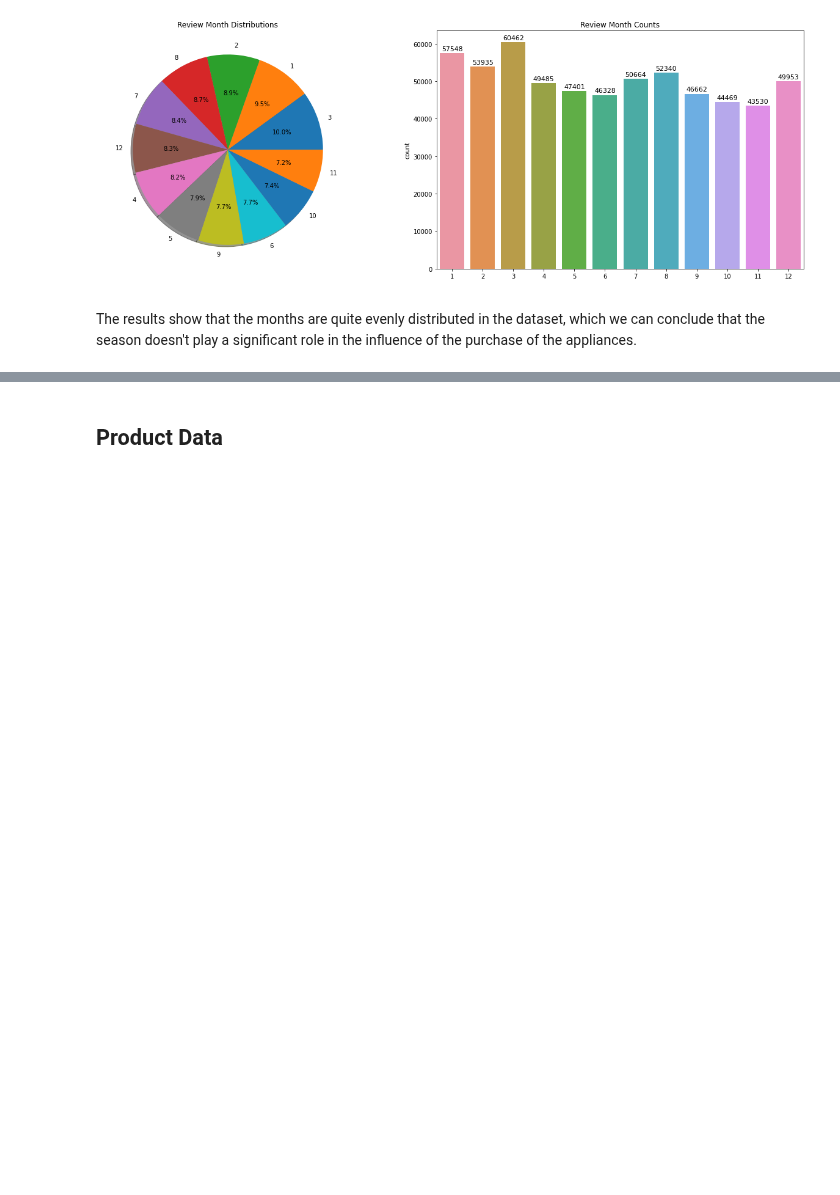
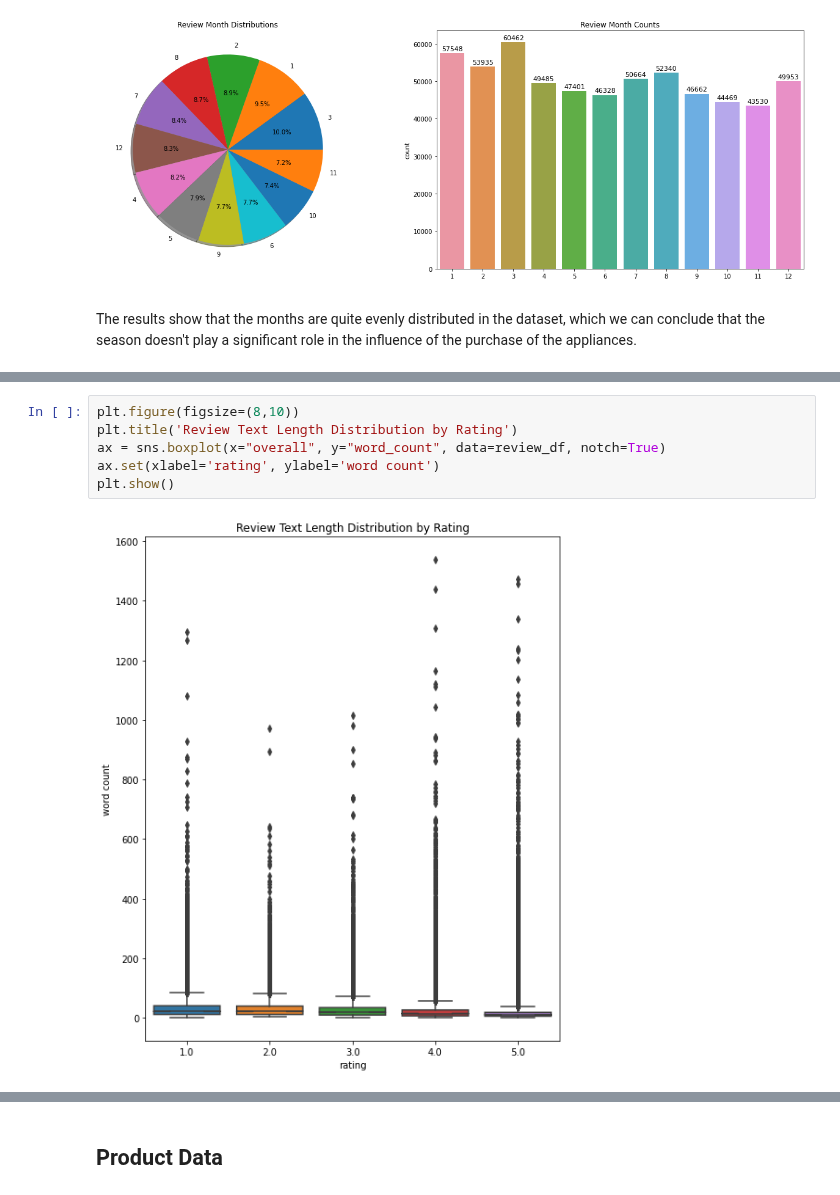
Before and after one commit to DATA-606-SPRING-2022/Jin_DATA606, a Jupyter notebook: ipynb/DATA606_Part1.ipynb, the cells around one changed output, grey strips where cells are left out. Cells and saved outputs as stored; diff of their text form; blank space fills up the shorter version.

```diff
--- a/ipynb/DATA606_Part1.ipynb
+++ b/ipynb/DATA606_Part1.ipynb
@@ -300,0 +430,8 @@ The results show that the months are quite evenly distributed in the dataset, wh
+# %%
+plt.figure(figsize=(8,10))
+plt.title('Review Text Length Distribution by Rating')
+ax = sns.boxplot(x="overall", y="word_count", data=review_df, notch=True)
+ax.set(xlabel='rating', ylabel='word count')
+plt.show()
+# %% [output]
+[figure, added]
```
Also changed, not shown: parts of 50 cells of this notebook.
